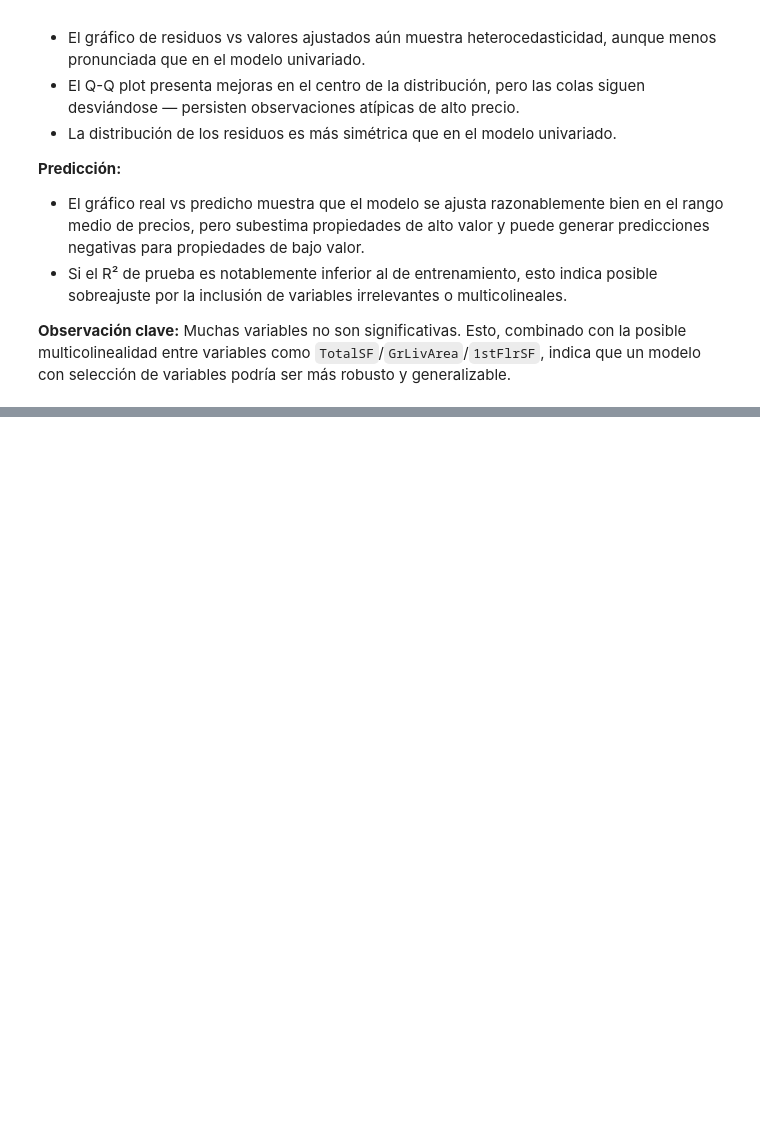
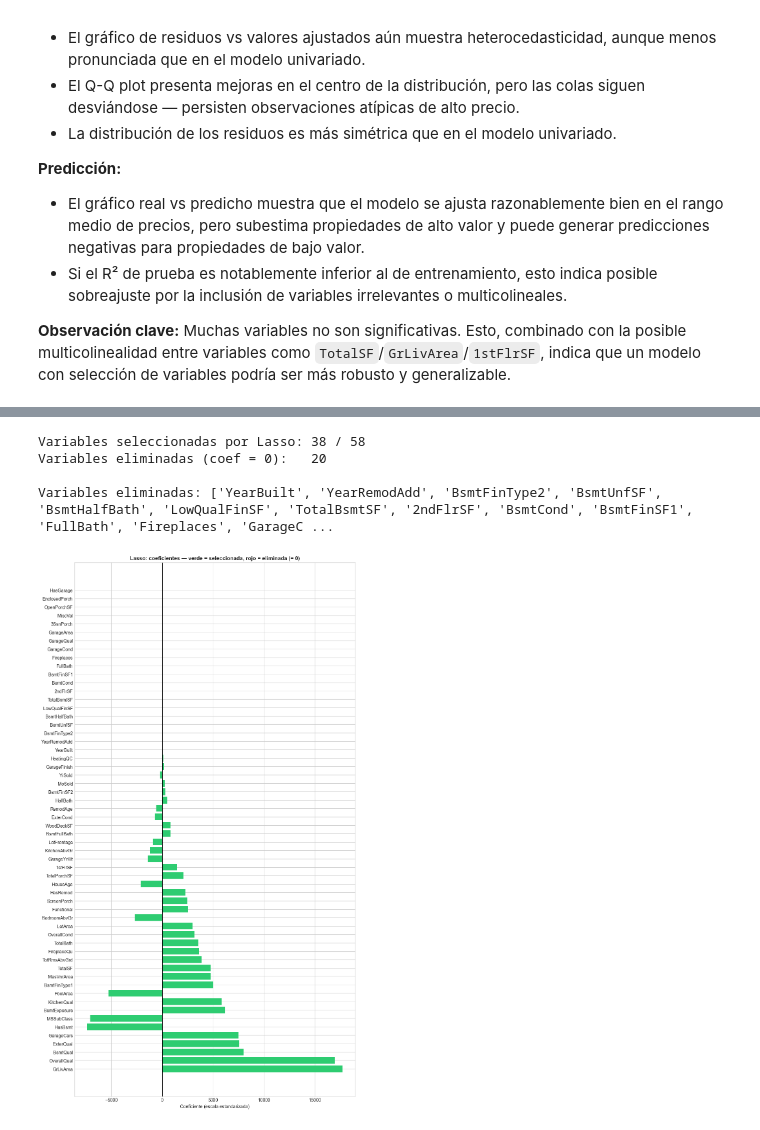
Before and after one commit to nicoCT04/Lab3MD, a Jupyter notebook: lab3.ipynb, the cells around one changed output, grey strips where cells are left out. Saved outputs shown, nothing was run; the diff lists cells and outputs as text; code cells hidden in the pictures; blank space fills up the shorter version.

```diff
--- a/lab3.ipynb
+++ b/lab3.ipynb
@@ -1363,0 +1588,38 @@ Muchas variables no son significativas. Esto, combinado con la posible multicoli
+# %%
+# Entrenar modelo Lasso final con el alpha optimo
+model_lasso = make_pipeline(StandardScaler(), Lasso(alpha=alpha_lasso_optimo, max_iter=10000))
+model_lasso.fit(X_lasso_train, y_train)
+
+# Predicciones
+y_pred_lasso_train = model_lasso.predict(X_lasso_train)
+y_pred_lasso_test  = model_lasso.predict(X_lasso_test)
+
+# Seleccion de variables: coeficientes = 0 fueron eliminados por Lasso
+lasso_coefs = model_lasso[-1].coef_
+coef_lasso_df = pd.DataFrame({
+    'Variable': numeric_features,
+    'Coeficiente': lasso_coefs,
+    'Seleccionada': lasso_coefs != 0
+}).sort_values('Coeficiente', key=abs, ascending=False)
+
+n_seleccionadas = (lasso_coefs != 0).sum()
+n_eliminadas    = (lasso_coefs == 0).sum()
+print(f"Variables seleccionadas por Lasso: {n_seleccionadas} / {len(numeric_features)}")
+print(f"Variables eliminadas (coef = 0):   {n_eliminadas}")
+print(f"\nVariables eliminadas: {coef_lasso_df[~coef_lasso_df['Seleccionada']]['Variable'].tolist()}")
+
+# Grafico de coeficientes
+fig, ax = plt.subplots(figsize=(10, max(6, len(numeric_features) * 0.3)))
+colors = ['#2ecc71' if s else '#e74c3c' for s in coef_lasso_df['Seleccionada']]
+ax.barh(coef_lasso_df['Variable'], coef_lasso_df['Coeficiente'], color=colors)
+ax.axvline(x=0, color='black', linewidth=0.8)
+ax.set_xlabel('Coeficiente (escala estandarizada)')
+ax.set_title('Lasso: coeficientes — verde = seleccionada, rojo = eliminada (= 0)', fontweight='bold')
+plt.tight_layout()
+plt.show()
+# %% [output]
+Variables seleccionadas por Lasso: 38 / 58
+Variables eliminadas (coef = 0):   20
+
+Variables eliminadas: ['YearBuilt', 'YearRemodAdd', 'BsmtFinType2', 'BsmtUnfSF', 'BsmtHalfBath', 'LowQualFinSF', 'TotalBsmtSF', '2ndFlrSF', 'BsmtCond', 'BsmtFinSF1', 'FullBath', 'Fireplaces', 'GarageC ...
+[figure, added]
```
Also changed, not shown: parts of 18 cells of this notebook.
